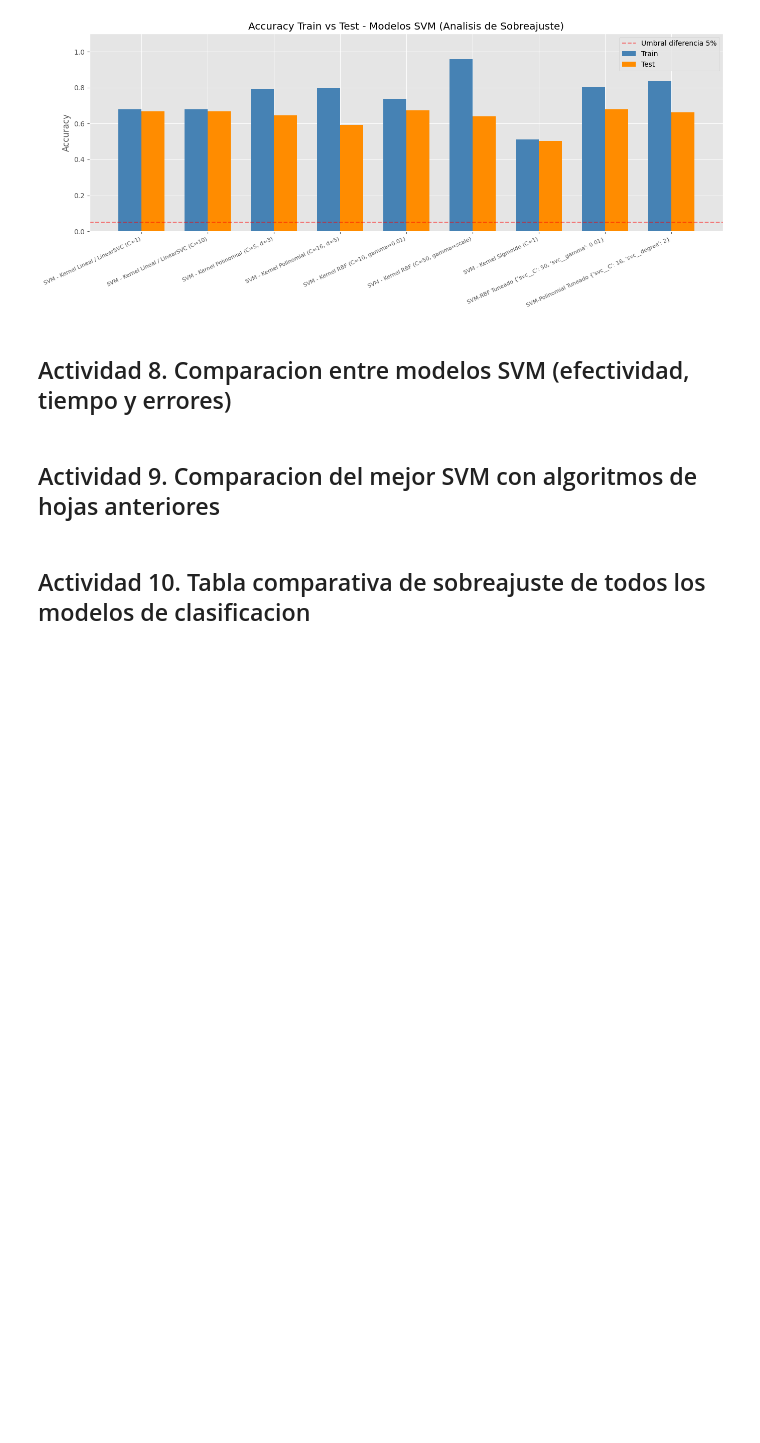
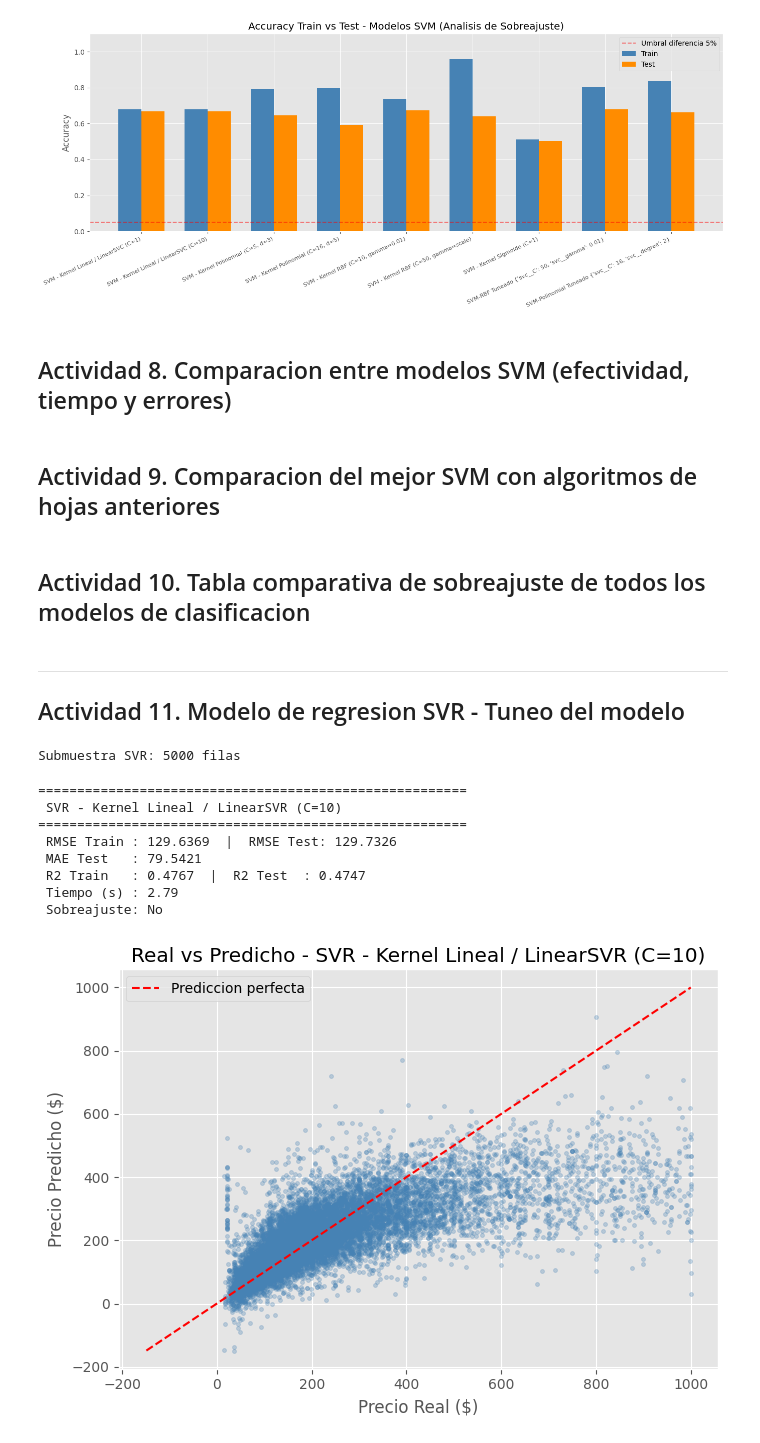
Before and after one commit to miafuentes30/CC3074-Laboratorio8, a Jupyter notebook: lab8.ipynb, the cells around one changed output. Drawn from its saved outputs; the diff is of its cells as text; code cells hidden in the pictures; blank space fills up the shorter version.

```diff
--- a/lab8.ipynb
+++ b/lab8.ipynb
@@ -803,3 +803,21 @@ ax.legend()
 ax.set_ylim(0, 1.15)
 plt.tight_layout()
 plt.show()
+# %% [markdown]
+---
+## Actividad 11. Modelo de regresion SVR - Tuneo del modelo
+# %%
+# Submuestra para SVR
+MAX_TRAIN_SVR = 5000
+if len(X_train) > MAX_TRAIN_SVR:
+    X_train_svr, _, y_train_svr, _ = train_test_split(
+        X_train, y_train_reg, train_size=MAX_TRAIN_SVR, random_state=42
+    )
+    print(f"Submuestra SVR: {X_train_svr.shape[0]} filas")
+else:
+    X_train_svr = X_train
+    y_train_svr = y_train_reg
+
+resultados_regresion = []
+# %% [output]
+Submuestra SVR: 5000 filas
@@ -805,0 +869,21 @@ plt.show()
+# %%
+# SVR Lineal (rapido, usa todo el train)
+modelo_svr_lin = make_pipeline(
+    preprocesador,
+    LinearSVR(C=10, epsilon=0.5, max_iter=3000, dual='auto')
+)
+res = evaluar_regresion(
+    modelo_svr_lin, X_train, y_train_reg, X_test, y_test_reg,
+    'SVR - Kernel Lineal / LinearSVR (C=10)'
+)
+resultados_regresion.append(res)
+# %% [output]
+=======================================================
+ SVR - Kernel Lineal / LinearSVR (C=10)
+=======================================================
+ RMSE Train : 129.6369  |  RMSE Test: 129.7326
+ MAE Test   : 79.5421
+ R2 Train   : 0.4767  |  R2 Test  : 0.4747
+ Tiempo (s) : 2.79
+ Sobreajuste: No
+[figure, added]
```
Also changed, not shown: parts of 4 cells of this notebook.
